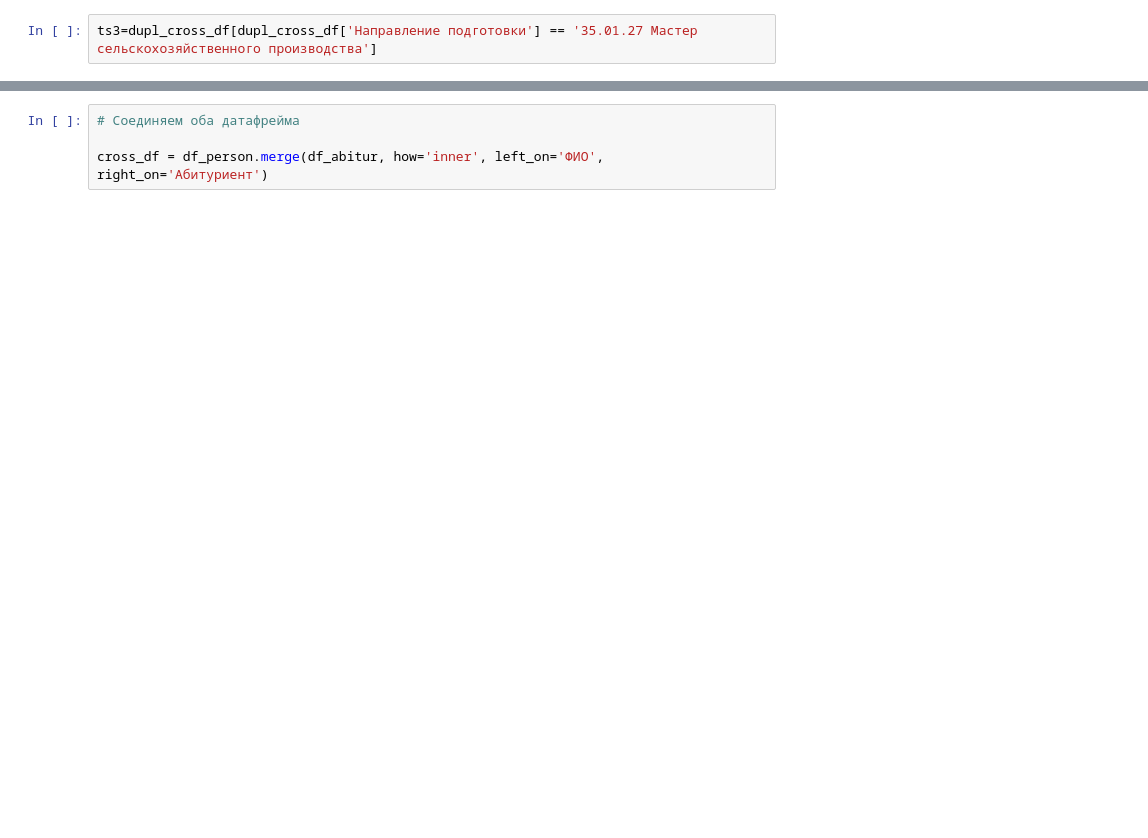
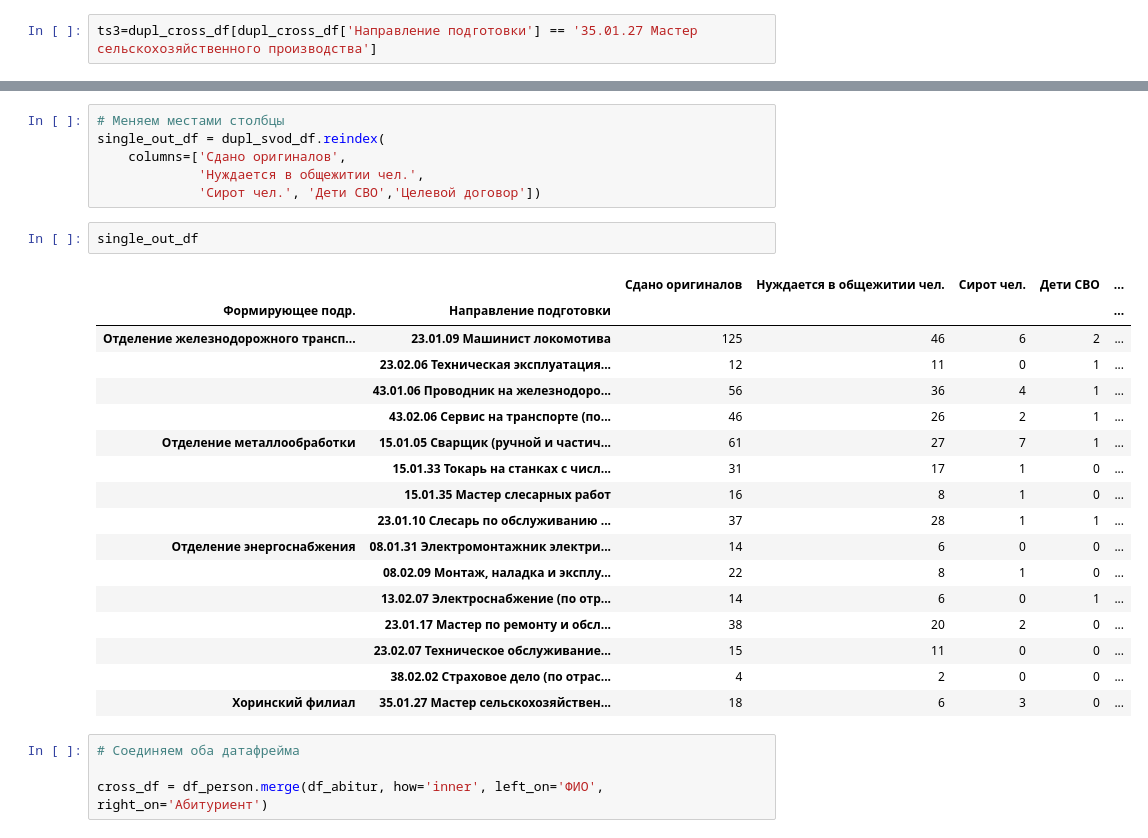
Before and after one commit to t0r1n88/Tandem, a Jupyter notebook: report ver 2.ipynb, the cells around one changed output, grey strips where cells are left out. Drawn from its saved outputs; the diff is of its cells as text; blank space fills up the shorter version.

```diff
--- a/report ver 2.ipynb
+++ b/report ver 2.ipynb
@@ -117,3 +116,29 @@ single_out_df = dupl_svod_df.reindex(
+# %%
+# Меняем местами столбцы
+single_out_df = dupl_svod_df.reindex(
+    columns=['Сдано оригиналов',
+             'Нуждается в общежитии чел.',
+             'Сирот чел.', 'Дети СВО','Целевой договор'])
+# %%
+single_out_df
+# %% [output]
+|  |  | Сдано оригиналов | Нуждается в общежитии чел. | Сирот чел. | Дети СВО | ... |
+| Формирующее подр. | Направление подготовки |  |  |  |  | ... |
+| Отделение железнодорожного трансп... | 23.01.09 Машинист локомотива | 125 | 46 | 6 | 2 | ... |
+|  | 23.02.06 Техническая эксплуатация... | 12 | 11 | 0 | 1 | ... |
+|  | 43.01.06 Проводник на железнодоро... | 56 | 36 | 4 | 1 | ... |
+|  | 43.02.06 Сервис на транспорте (по... | 46 | 26 | 2 | 1 | ... |
+| Отделение металлообработки | 15.01.05 Сварщик (ручной и частич... | 61 | 27 | 7 | 1 | ... |
+|  | 15.01.33 Токарь на станках с числ... | 31 | 17 | 1 | 0 | ... |
+|  | 15.01.35 Мастер слесарных работ | 16 | 8 | 1 | 0 | ... |
+|  | 23.01.10 Слесарь по обслуживанию ... | 37 | 28 | 1 | 1 | ... |
+| Отделение энергоснабжения | 08.01.31 Электромонтажник электри... | 14 | 6 | 0 | 0 | ... |
+|  | 08.02.09 Монтаж, наладка и эксплу... | 22 | 8 | 1 | 0 | ... |
+|  | 13.02.07 Электроснабжение (по отр... | 14 | 6 | 0 | 1 | ... |
+|  | 23.01.17 Мастер по ремонту и обсл... | 38 | 20 | 2 | 0 | ... |
+|  | 23.02.07 Техническое обслуживание... | 15 | 11 | 0 | 0 | ... |
+|  | 38.02.02 Страховое дело (по отрас... | 4 | 2 | 0 | 0 | ... |
+| Хоринский филиал | 35.01.27 Мастер сельскохозяйствен... | 18 | 6 | 3 | 0 | ... |
 # %%
 # Соединяем оба датафрейма
 
```
Also changed, not shown: parts of 29 cells of this notebook.
